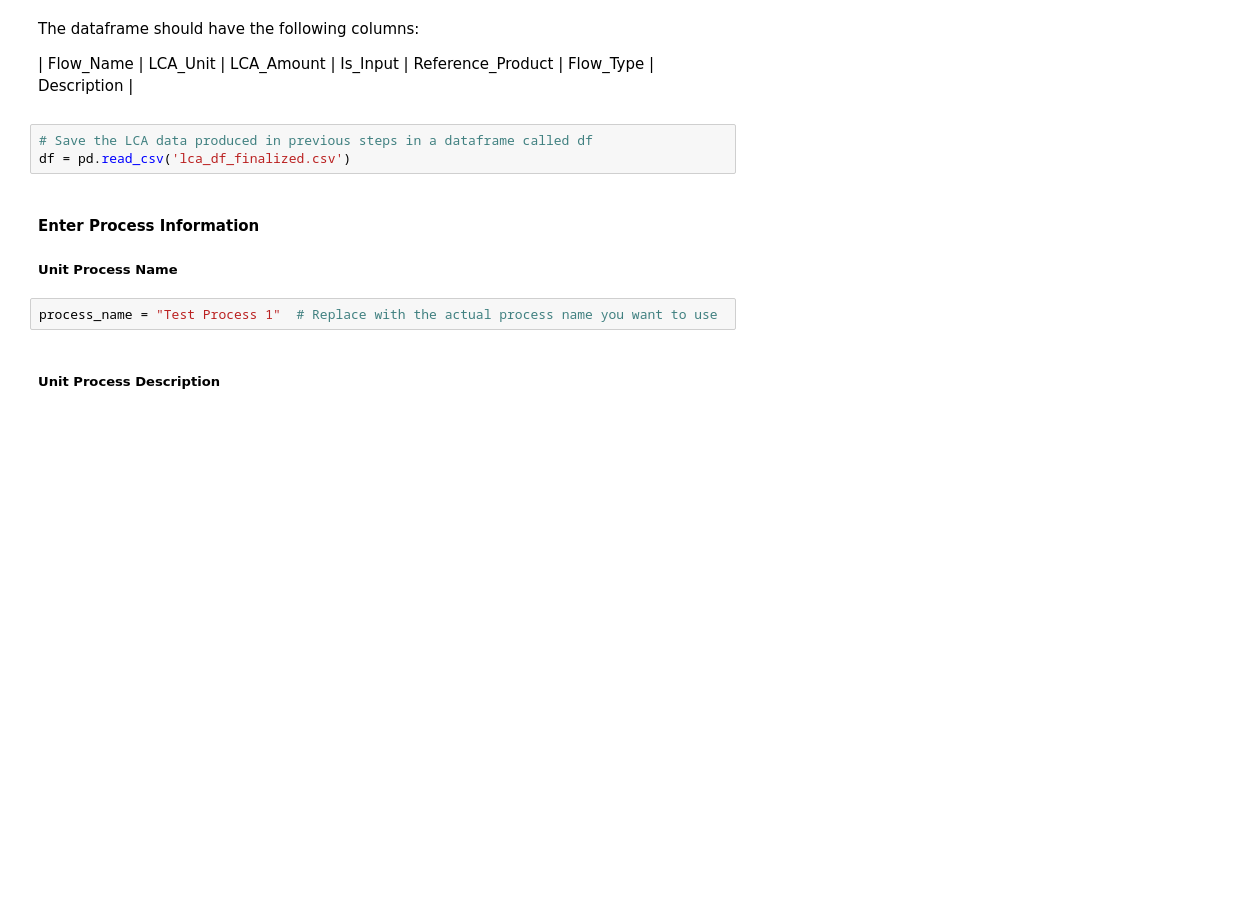
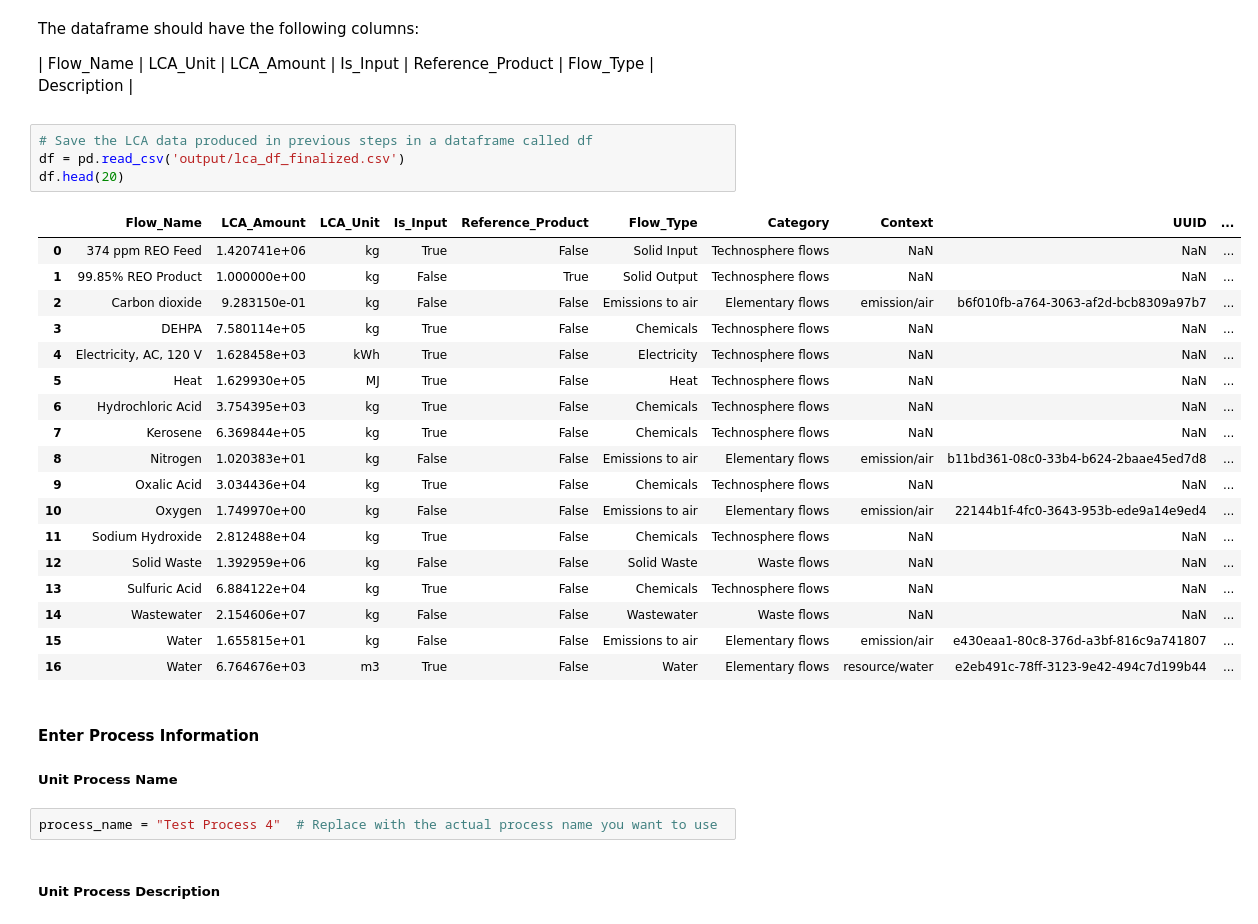
Before and after one commit to KeyLogicLCA/lca-prommis, a Jupyter notebook: PrOMMiS_LCA_Model.ipynb, the cells around one changed output. Drawn from its saved outputs; the diff is of its cells as text; blank space fills up the shorter version.

```diff
--- a/PrOMMiS_LCA_Model.ipynb
+++ b/PrOMMiS_LCA_Model.ipynb
@@ -207,13 +237,33 @@ The dataframe should have the following columns:
 </span>
 # %%
 # Save the LCA data produced in previous steps in a dataframe called df
-df = pd.read_csv('lca_df_finalized.csv')
+df = pd.read_csv('output/lca_df_finalized.csv')
+df.head(20)
+# %% [output]
+|  | Flow_Name | LCA_Amount | LCA_Unit | Is_Input | Reference_Product | Flow_Type | Category | Context | UUID | ... |
+| 0 | 374 ppm REO Feed | 1.420741e+06 | kg | True | False | Solid Input | Technosphere flows | NaN | NaN | ... |
+| 1 | 99.85% REO Product | 1.000000e+00 | kg | False | True | Solid Output | Technosphere flows | NaN | NaN | ... |
+| 2 | Carbon dioxide | 9.283150e-01 | kg | False | False | Emissions to air | Elementary flows | emission/air | b6f010fb-a764-3063-af2d-bcb8309a97b7 | ... |
+| 3 | DEHPA | 7.580114e+05 | kg | True | False | Chemicals | Technosphere flows | NaN | NaN | ... |
+| 4 | Electricity, AC, 120 V | 1.628458e+03 | kWh | True | False | Electricity | Technosphere flows | NaN | NaN | ... |
+| 5 | Heat | 1.629930e+05 | MJ | True | False | Heat | Technosphere flows | NaN | NaN | ... |
+| 6 | Hydrochloric Acid | 3.754395e+03 | kg | True | False | Chemicals | Technosphere flows | NaN | NaN | ... |
+| 7 | Kerosene | 6.369844e+05 | kg | True | False | Chemicals | Technosphere flows | NaN | NaN | ... |
+| 8 | Nitrogen | 1.020383e+01 | kg | False | False | Emissions to air | Elementary flows | emission/air | b11bd361-08c0-33b4-b624-2baae45ed7d8 | ... |
+| 9 | Oxalic Acid | 3.034436e+04 | kg | True | False | Chemicals | Technosphere flows | NaN | NaN | ... |
+| 10 | Oxygen | 1.749970e+00 | kg | False | False | Emissions to air | Elementary flows | emission/air | 22144b1f-4fc0-3643-953b-ede9a14e9ed4 | ... |
+| 11 | Sodium Hydroxide | 2.812488e+04 | kg | True | False | Chemicals | Technosphere flows | NaN | NaN | ... |
+| 12 | Solid Waste | 1.392959e+06 | kg | False | False | Solid Waste | Waste flows | NaN | NaN | ... |
+| 13 | Sulfuric Acid | 6.884122e+04 | kg | True | False | Chemicals | Technosphere flows | NaN | NaN | ... |
+| 14 | Wastewater | 2.154606e+07 | kg | False | False | Wastewater | Waste flows | NaN | NaN | ... |
+| 15 | Water | 1.655815e+01 | kg | False | False | Emissions to air | Elementary flows | emission/air | e430eaa1-80c8-376d-a3bf-816c9a741807 | ... |
+| 16 | Water | 6.764676e+03 | m3 | True | False | Water | Elementary flows | resource/water | e2eb491c-78ff-3123-9e42-494c7d199b44 | ... |
 # %% [markdown]
 #### <span style="color:black; font-weight:bold"> Enter Process Information </span>
 
 ##### <span style="color:black; font-weight:bold"> Unit Process Name </span>
 # %%
-process_name = "Test Process 1"  # Replace with the actual process name you want to use
+process_name = "Test Process 4"  # Replace with the actual process name you want to use
 # %% [markdown]
 ##### <span style="color:black; font-weight:bold"> Unit Process Description </span>
 # %%
```
Also changed, not shown: parts of 4 cells of this notebook, 13 other files.
